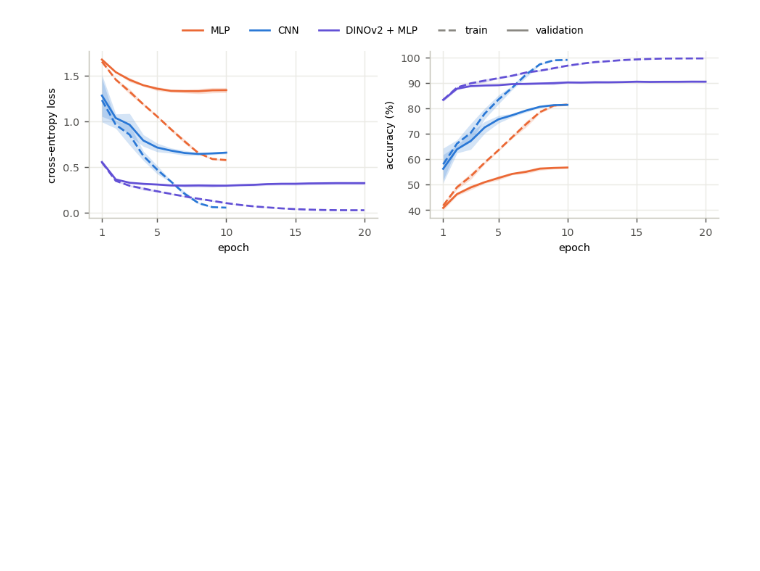
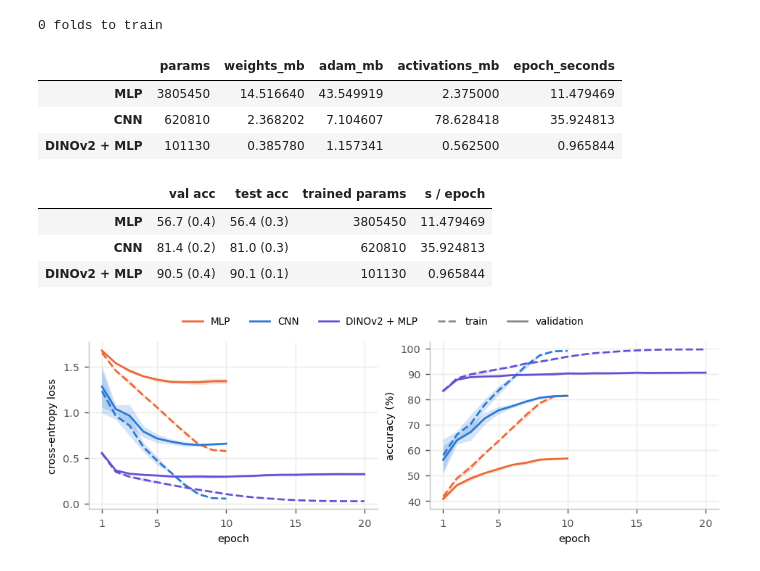
Before and after one commit to AxelFridman/HW3_ML_NN, a Jupyter notebook: 4_embeddings.ipynb, the cells around one changed output. Cells and saved outputs as stored; diff of their text form; code cells hidden in the pictures; blank space fills up the shorter version.

Commit message:
Task 4: one step per cell, look at the embeddings

```diff
--- a/4_embeddings.ipynb
+++ b/4_embeddings.ipynb
@@ -6,9 +0,0 @@ embeddings. It is compared with the Task 1 MLP and CNN.
-# %%
-from hw3 import *
-from sklearn.manifold import TSNE
-
-B = json.load(open(BEST))
-X, Y, Xte, Yte = cifar()
-diagram('arch_dino', [[('upsample\n112×112', '', MUTED), ('DINOv2 ViT-S/14\nfrozen, 22M', '', MUTED),
-                       (384, 'embedding', MUTED), (256, 'FC + ReLU', COL['mlp']), (10, 'FC + softmax', INK)]],
-        X[int((Y == 7).nonzero()[0])])
@@ -16,0 +23,4 @@ diagram('arch_dino', [[('upsample\n112×112', '', MUTED), ('DINOv2 ViT-S/14\nfro
+# %%
+X_train, y_train, X_test, y_test = load_cifar()
+with open('out/best.json') as f:
+    best = json.load(f)
@@ -46,2 +80,58 @@ P.set_axis(list(G))
+# %%
+configs = {
+    best['mlp']['name']: {'model_class': MLP, 'model_args': {'hidden': best['mlp']['hidden']}, 'lr': best['mlp']['lr']},
+    best['cnn']['name']: {'model_class': CNN, 'model_args': {'width': best['cnn']['width']}, 'lr': best['cnn']['lr']},
+    'dino_mlp': {'model_class': MLP, 'model_args': {'hidden': [256], 'dropout': 0.2, 'input_size': 384}, 'lr': 1e-3,
+                 'epochs': 20, 'data': 'dino'},
+}
+
+# the MLP on the embeddings trains in a few seconds per fold
+jobs = []
+for name in configs:
+    for fold in range(N_FOLDS):
+        if not os.path.exists(results_path(name, fold)):
+            jobs.append(delayed(train_fold)(name, fold, **configs[name]))
+print(len(jobs), 'folds to train')
+if jobs:
+    Parallel(n_jobs=N_JOBS, verbose=10)(jobs)
+# %% [output]
+0 folds to train
+# %%
+results = {}
+for name in configs:
+    results[name] = load_results(name)
+names = [best['mlp']['name'], best['cnn']['name'], 'dino_mlp']
+labels = ['MLP', 'CNN', 'DINOv2 + MLP']
+colors = [COLORS['mlp'], COLORS['cnn'], COLORS['dino']]
+# %%
+# speed and size of the three models (4 threads), measured together here once and saved
+if os.path.exists('out/benchmark_task4.json'):
+    with open('out/benchmark_task4.json') as f:
+        bench = json.load(f)
+else:
+    bench = {}
+    bench[names[0]] = benchmark(MLP(hidden=best['mlp']['hidden']), X_train, y_train)
+    bench[names[1]] = benchmark(CNN(width=best['cnn']['width']), X_train, y_train)
+    bench['dino_mlp'] = benchmark(MLP(hidden=[256], dropout=0.2, input_size=384), emb['train'], y_train, data='dino')
+    with open('out/benchmark_task4.json', 'w') as f:
+        json.dump(bench, f, indent=1)
+pd.DataFrame([bench[n] for n in names], index=labels)
+# %% [output]
+|  | params | weights_mb | adam_mb | activations_mb | epoch_seconds |
+| MLP | 3805450 | 14.516640 | 43.549919 | 2.375000 | 11.479469 |
+| CNN | 620810 | 2.368202 | 7.104607 | 78.628418 | 35.924813 |
+| DINOv2 + MLP | 101130 | 0.385780 | 1.157341 | 0.562500 | 0.965844 |
+# %%
+summary = pd.DataFrame(index=labels)
+summary['val acc'] = [mean_sd(last(results[n], 'val_acc')) for n in names]
+summary['test acc'] = [mean_sd(last(results[n], 'test_acc')) for n in names]
+summary['trained params'] = [bench[n]['params'] for n in names]
+summary['s / epoch'] = [bench[n]['epoch_seconds'] for n in names]
+summary
+# %% [output]
+|  | val acc | test acc | trained params | s / epoch |
+| MLP | 56.7 (0.4) | 56.4 (0.3) | 3805450 | 11.479469 |
+| CNN | 81.4 (0.2) | 81.0 (0.3) | 620810 | 35.924813 |
+| DINOv2 + MLP | 90.5 (0.4) | 90.1 (0.1) | 101130 | 0.965844 |
 # %%
 fig, axes = plt.subplots(1, 2, figsize=(7.2, 2.5))
```
Also changed, not shown: parts of 17 cells of this notebook.
